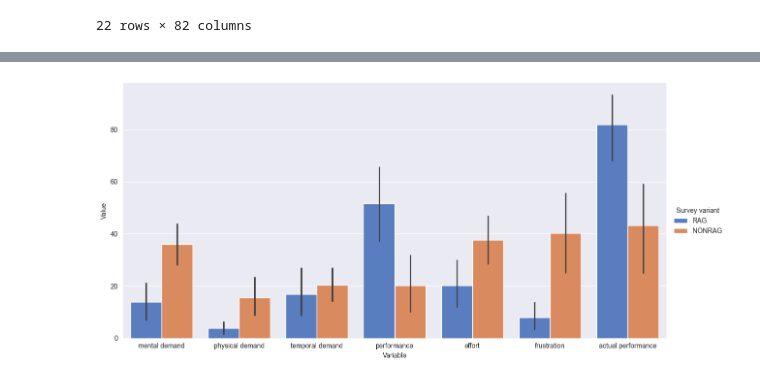
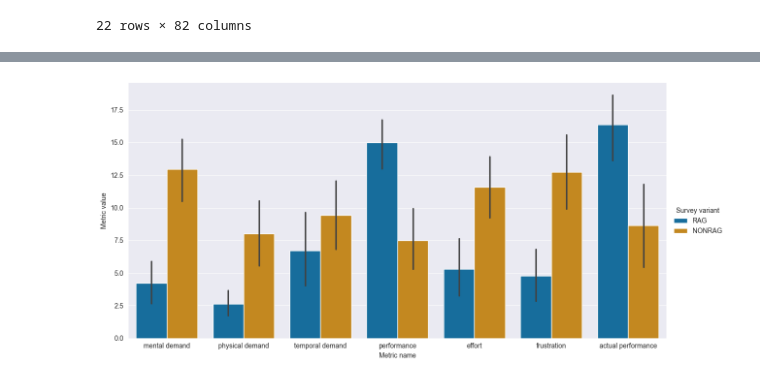
Before and after one commit to Norceis/rag, a Jupyter notebook: notebooks/nasa_results.ipynb, the cells around one changed output, grey strips where cells are left out. Saved outputs shown, nothing was run; the diff lists cells and outputs as text; code cells hidden in the pictures.

```diff
--- a/notebooks/nasa_results.ipynb
+++ b/notebooks/nasa_results.ipynb
@@ -426,10 +340,20 @@ nonrag_scores
-# %%
-melted_df = pd.melt(pd.concat([rag_scores, nonrag_scores]), id_vars=["Survey variant"], var_name="Variable", value_name="Value")
-
-# Create a grouped catplot
-sns.catplot(data=melted_df, x="Variable", y="Value", hue="Survey variant", kind="bar", aspect=2, height=6, palette="muted")
-
-# Show the plot
-plt.show()
-# %% [output]
-[figure, removed]
+# %%
+rag_scores = copy.deepcopy(augmented_df[['Base mental demand RAG', 'Base physical demand RAG', 'Base temporal demand RAG', 'Base performance RAG', 'Base effort RAG', 'Base frustration RAG']])
+rag_scores.columns = metrics
+rag_scores['actual performance'] = augmented_df['Actual performance RAG']
+rag_scores['Survey variant'] = 'RAG'
+
+nonrag_scores = copy.deepcopy(augmented_df[['Base mental demand NONRAG', 'Base physical demand NONRAG', 'Base temporal demand NONRAG', 'Base performance NONRAG', 'Base effort NONRAG', 'Base frustration NONRAG']])
+nonrag_scores.columns = metrics
+nonrag_scores['actual performance'] = augmented_df['Actual performance NONRAG']
+nonrag_scores['Survey variant'] = 'NONRAG'
+
+melted_df = pd.melt(pd.concat([rag_scores, nonrag_scores]), id_vars=["Survey variant"], var_name="Metric name", value_name="Metric value")
+
+# Create a grouped catplot
+sns.catplot(data=melted_df, x="Metric name", y="Metric value", hue="Survey variant", kind="bar", aspect=2, height=6, palette="colorblind")
+
+# Show the plot
+plt.show()
+# %% [output]
+[figure, added]
```
Also changed, not shown: parts of 6 cells of this notebook.
